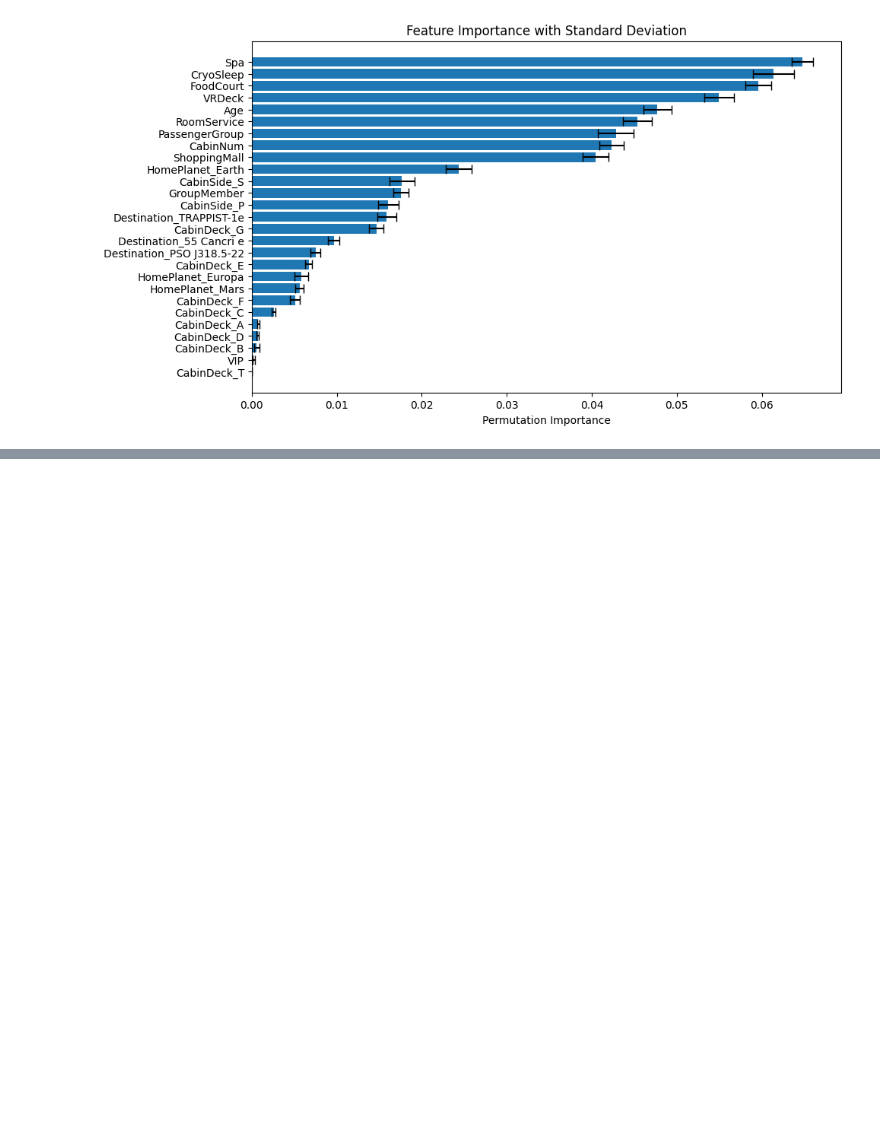
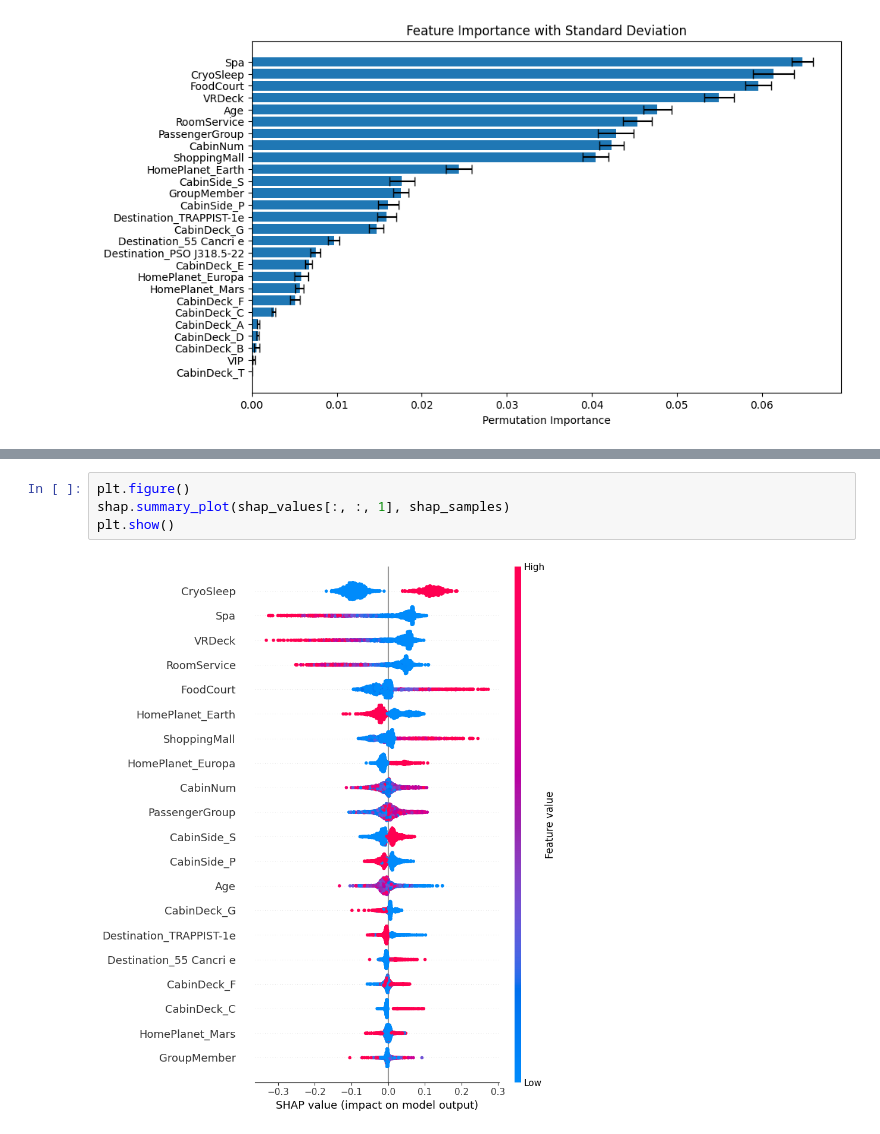
Before and after one commit to leropo00/ml_digital_art, a Jupyter notebook: notebooks/tabular/kaggle_spaceship_titanic/eda_0002_spaceship_titanic_feature_importance_after_eda_0001.ipynb, the cells around one changed output, grey strips where cells are left out. Saved outputs shown, nothing was run; the diff lists cells and outputs as text; blank space fills up the shorter version.

```diff
--- a/notebooks/tabular/kaggle_spaceship_titanic/eda_0002_spaceship_titanic_feature_importance_after_eda_0001.ipynb
+++ b/notebooks/tabular/kaggle_spaceship_titanic/eda_0002_spaceship_titanic_feature_importance_after_eda_0001.ipynb
@@ -174,0 +217,6 @@ plt.show()
+# %%
+plt.figure()
+shap.summary_plot(shap_values[:, :, 1], shap_samples)
+plt.show()
+# %% [output]
+[figure, added]
```
Also changed, not shown: parts of 29 cells of this notebook, 1 other file.
